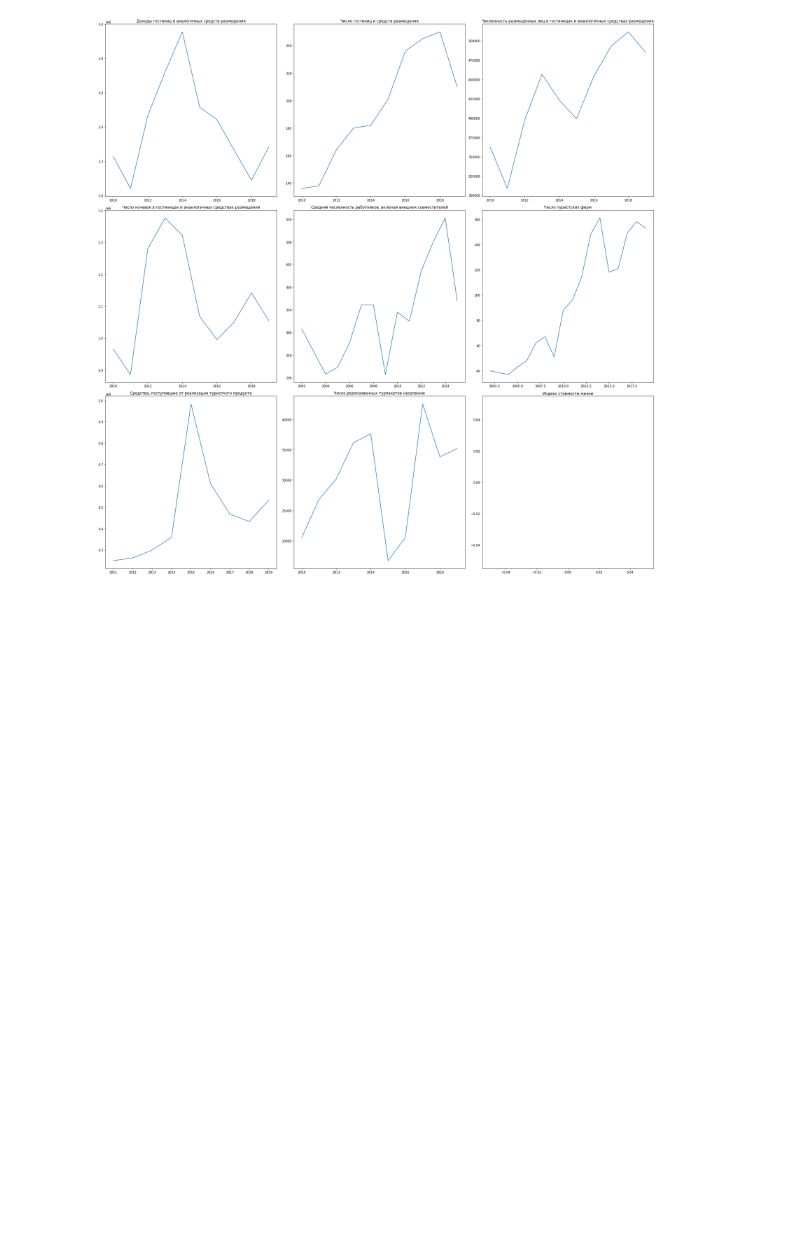
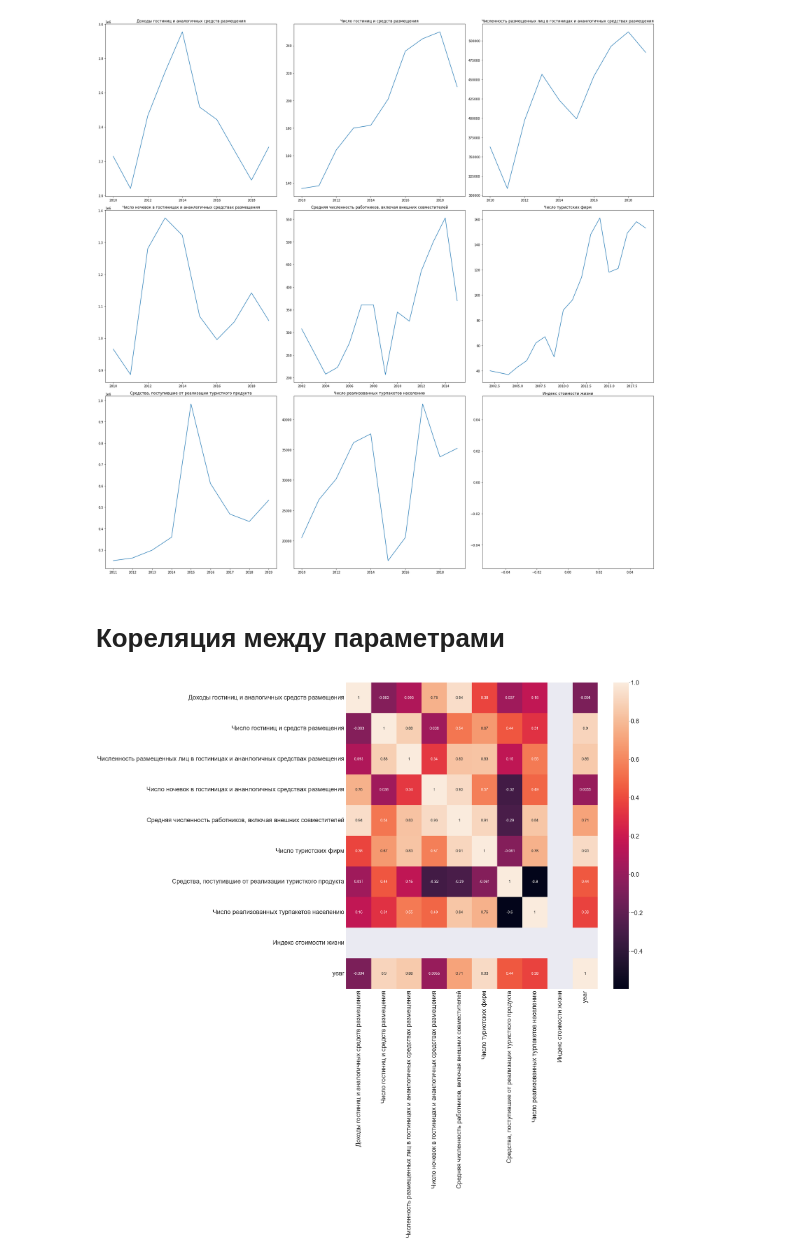
Before and after one commit to MikeTsvirkunov/trends-in-demand-for-personnel-of-industrial-enterprises, a Jupyter notebook: GRAPHICS/ANALIZE_OF_TERRITORIES/Ханты-Мансийский автономный округ - Югра (Тюменская область).ipynb, the cells around one changed output. Saved outputs shown, nothing was run; the diff lists cells and outputs as text; code cells hidden in the pictures; blank space fills up the shorter version.

```diff
--- a/GRAPHICS/ANALIZE_OF_TERRITORIES/Ханты-Мансийский автономный округ - Югра (Тюменская область).ipynb
+++ b/GRAPHICS/ANALIZE_OF_TERRITORIES/Ханты-Мансийский автономный округ - Югра (Тюменская область).ipynb
@@ -44,3 +45,11 @@ for i in range(3):
     n+=1
 # %% [output]
 [figure]
+# %% [markdown]
+# Кореляция между параметрами
+# %%
+plt.figure(figsize=(30, 30))
+sns.heatmap(data.corr(method='pearson'), annot=True, annot_kws={"fontsize":20}).get_figure()
+sns.set(font_scale=3)
+# %% [output]
+[figure, added]
```
Also changed, not shown: parts of 1 cell of this notebook, 12 other files.
